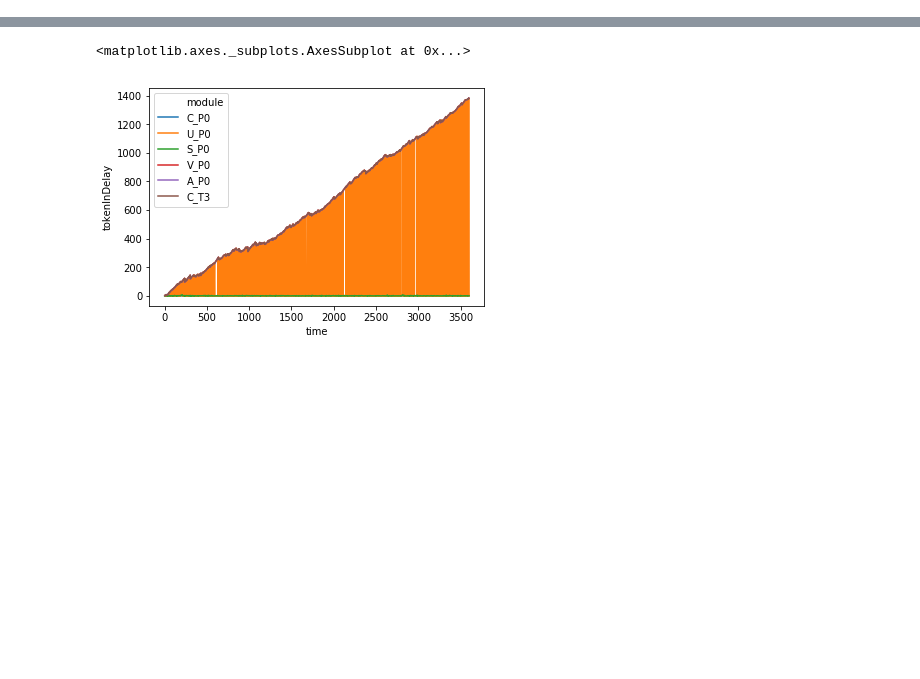
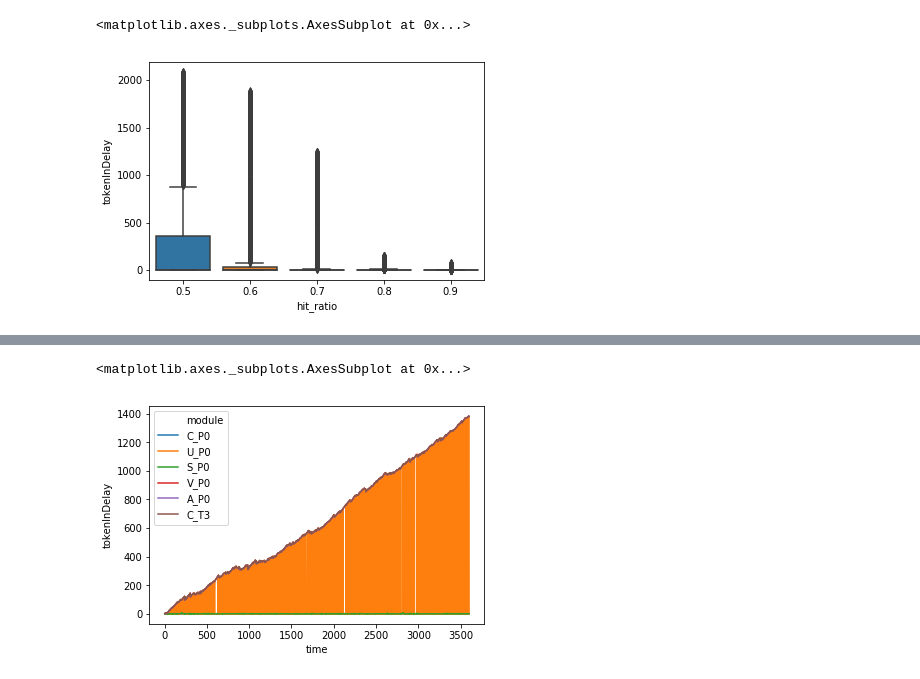
Before and after one commit to CN-UPB/ns-simulation-compiler, a Jupyter notebook: eval/eval.ipynb, the cells around one changed output, grey strips where cells are left out. Drawn from its saved outputs; the diff is of its cells as text; code cells hidden in the pictures; blank space fills up the shorter version.

Commit message:
add eval of cache hit ratio impact on end to end delay

```diff
--- a/eval/eval.ipynb
+++ b/eval/eval.ipynb
@@ -62,10 +75,16 @@ delays.head()
 # %%
-# convert into table with columns module, time, delay
-def organize_delays(delays):
-    organized_delays = {'module': [], 'time': [], 'tokenInDelay': []}
-    for index, row in delays.iterrows():
-        for i in range(row['vectime'].size):
-            organized_delays['module'].append(row['module'][11:])    # drop "VideoFixed." prefix
-            organized_delays['time'].append(row['vectime'][i])
-            organized_delays['tokenInDelay'].append(row['vecvalue'][i])
-    return pd.DataFrame(data=organized_delays)
+# return df with separate rows for each vector element of vec_name (columns module, param, time, <vec_name>)
+# select only rows of 'only_modules'
+def vector_values(vectors, vec_name, only_modules=None):
+    vec_values = {'module': [], 'hit_ratio': [], 'time': [], vec_name: []}
+    selected_vecs = vectors[vectors['name'] == vec_name]
+    for index, row in selected_vecs.iterrows():
+        # unroll vector into separate rows
+        if only_modules is None or row['module'][11:] in only_modules:
+            for i in range(row['vectime'].size):
+                vec_values['module'].append(row['module'][11:])    # drop "VideoFixed." prefix
+                vec_values['hit_ratio'].append(row['param'][4:-5])     # transform '$0="0.7 0.3"' into '0.7'
+                vec_values['time'].append(row['vectime'][i])
+                vec_values[vec_name].append(row['vecvalue'][i])
+
+    return pd.DataFrame(data=vec_values)
@@ -99,0 +93,4 @@ delays.head()
+# %%
+# get tokenInDelays but only at user U_P0
+end2end_delays = vector_values(vecs, 'tokenInDelay', only_modules=['U_P0'])
+end2end_delays.tail()
@@ -99,0 +104,7 @@ delays.head()
+# %%
+# plot boxplots for different cache hit ratios
+# cache misses lead to much higher delays and significant outliers
+sns.boxplot('hit_ratio', 'tokenInDelay', data=end2end_delays)
+# %% [output]
+<matplotlib.axes._subplots.AxesSubplot at 0x...>
+[figure, added]
```
Also changed, not shown: parts of 14 cells of this notebook, 2 other files.
